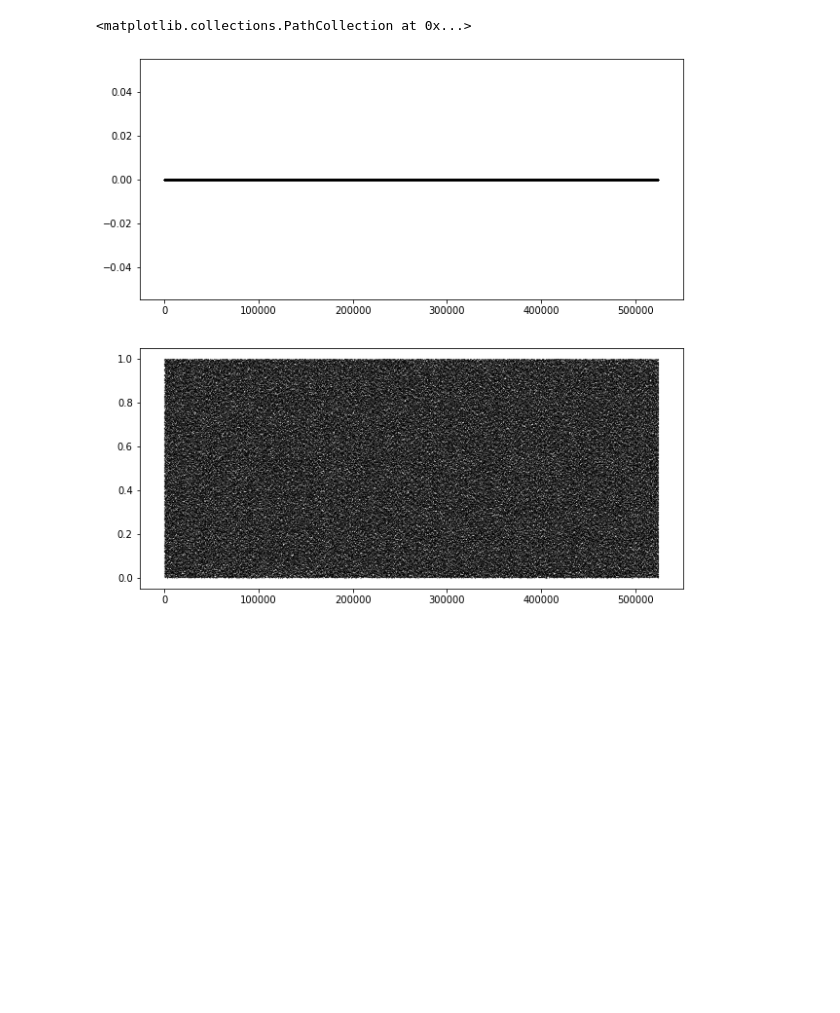
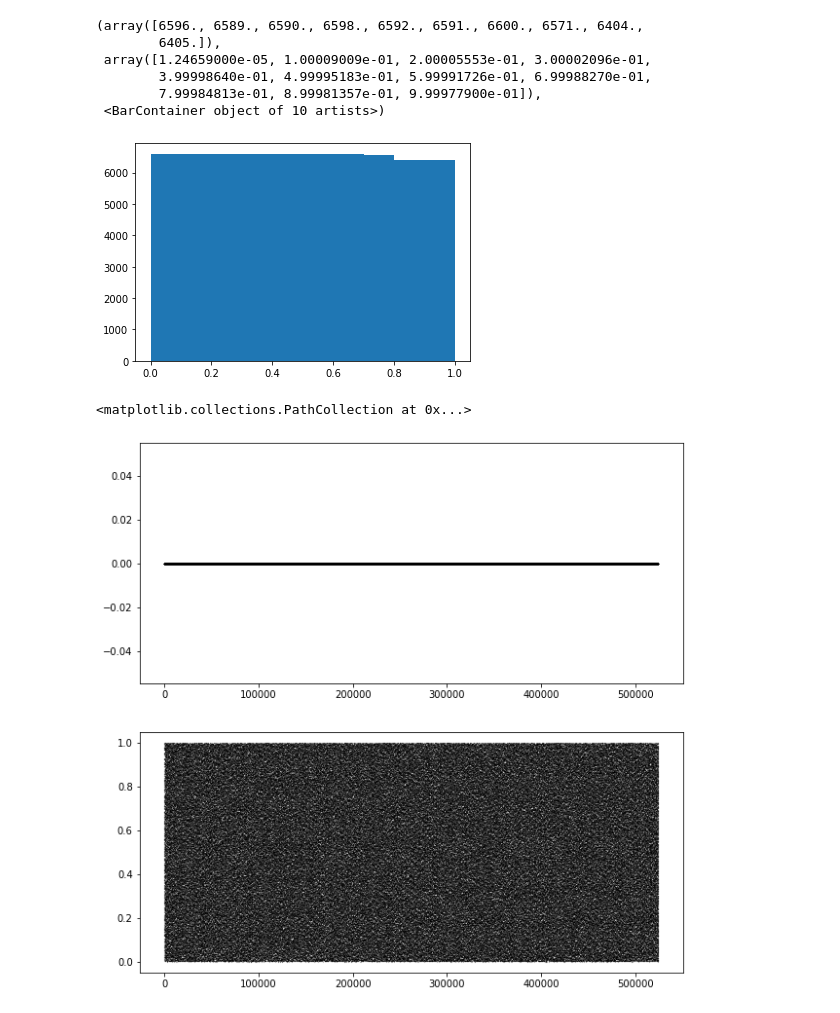
Before and after one commit to RobertRuta/GPU_Accelerated_Vicsek, a Jupyter notebook: data_analysis/data_analysis.ipynb, the cells around one changed output. Saved outputs shown, nothing was run; the diff lists cells and outputs as text; code cells hidden in the pictures; blank space fills up the shorter version.

```diff
--- a/data_analysis/data_analysis.ipynb
+++ b/data_analysis/data_analysis.ipynb
@@ -7,3 +18,13 @@ df2 = pd.read_csv('../debugArray_y.csv', header=None)
+# %%
+plt.hist(df1)
+# %% [output]
+(array([6596., 6589., 6590., 6598., 6592., 6591., 6600., 6571., 6404.,
+        6405.]),
+ array([1.24659000e-05, 1.00009009e-01, 2.00005553e-01, 3.00002096e-01,
+        3.99998640e-01, 4.99995183e-01, 5.99991726e-01, 6.99988270e-01,
+        7.99984813e-01, 8.99981357e-01, 9.99977900e-01]),
+ <BarContainer object of 10 artists>)
+[figure, added]
 # %%
 fig,ax = plt.subplots(2, figsize=(10,10))
 ax[0].scatter(x=list(df1.index), y=df1.loc[:, 0], s=0.01, c='k')
```
Also changed, not shown: parts of 3 cells of this notebook, 10 other files.
